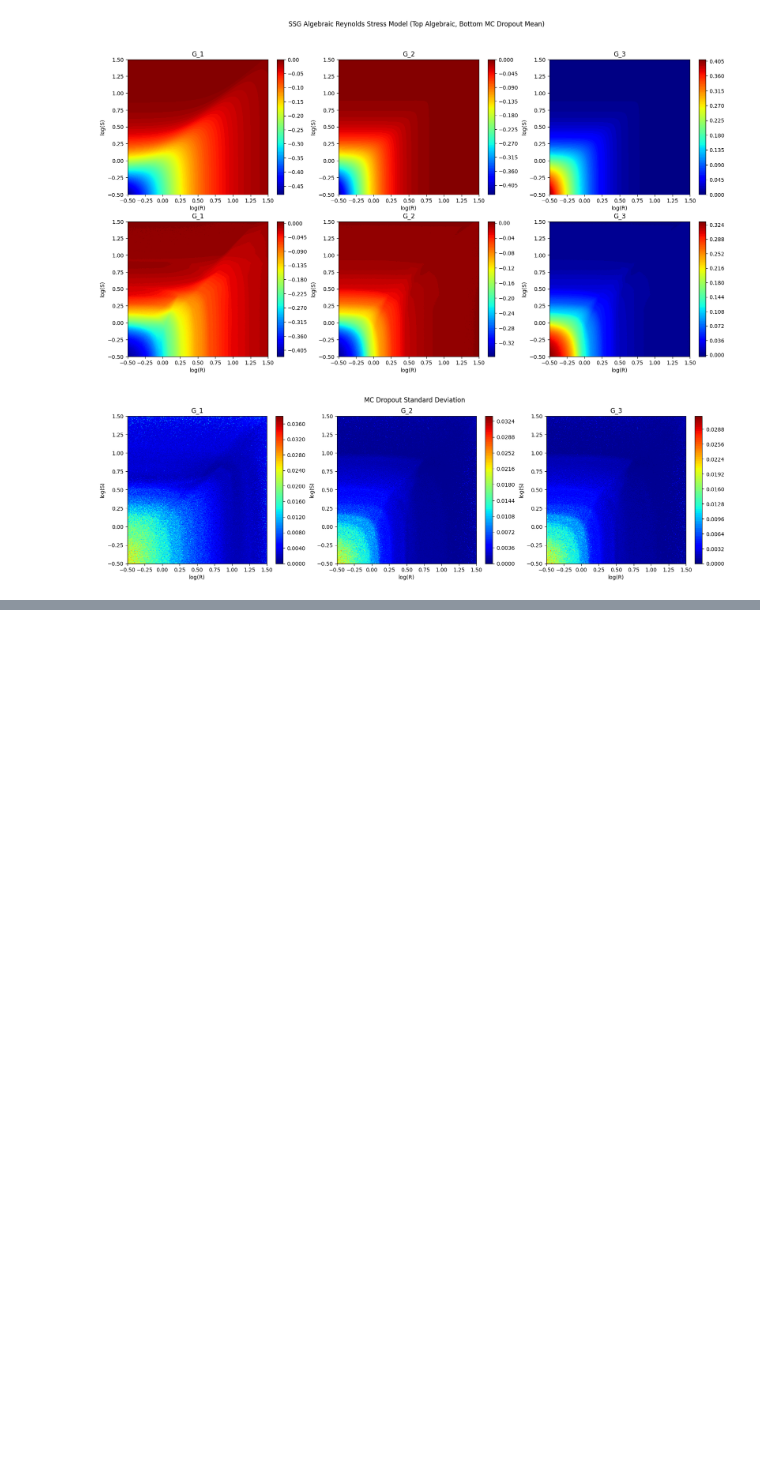
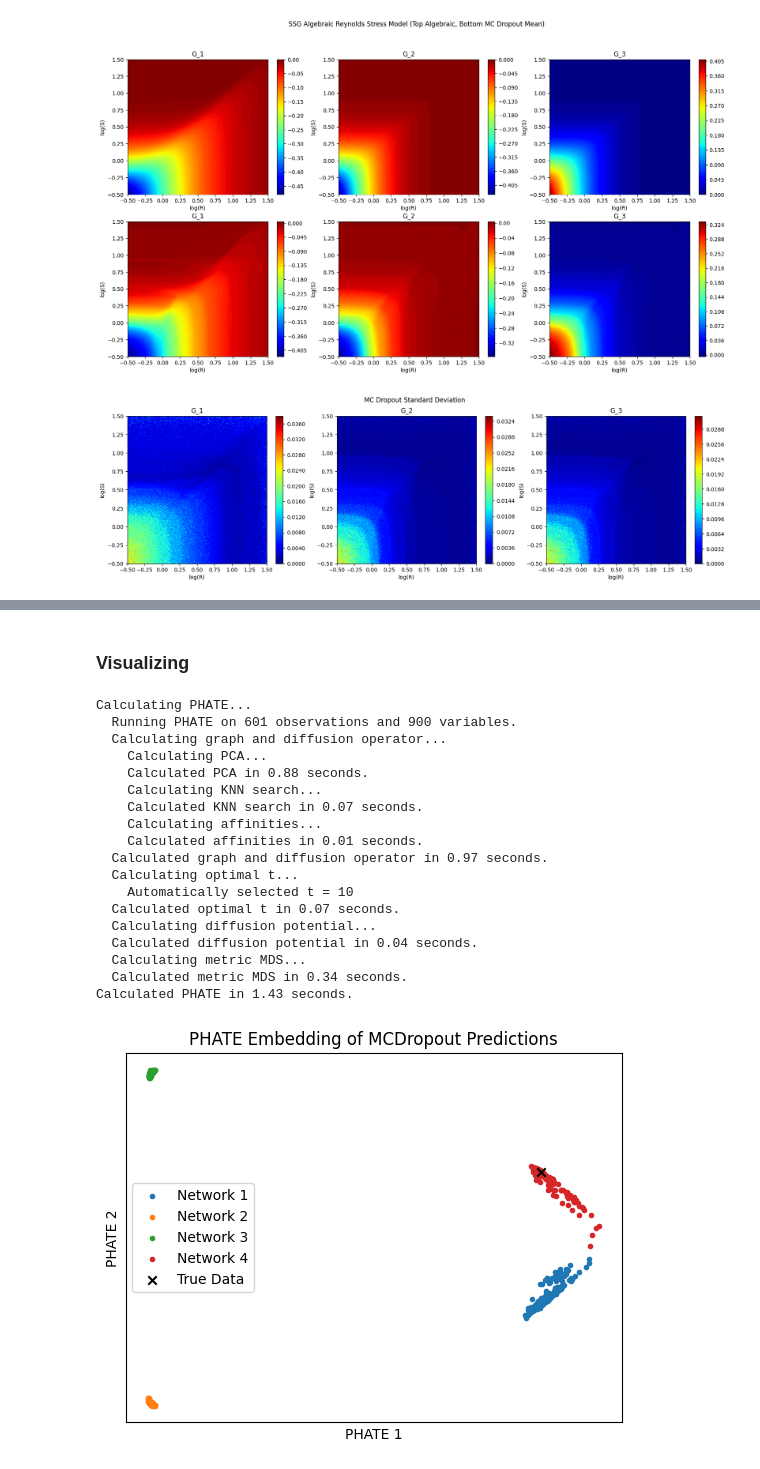
Before and after one commit to Crashprn/UncertaintyQuantification, a Jupyter notebook: MCDropout_Train.ipynb, the cells around one changed output, grey strips where cells are left out. Cells and saved outputs as stored; diff of their text form; code cells hidden in the pictures; blank space fills up the shorter version.

```diff
--- a/MCDropout_Train.ipynb
+++ b/MCDropout_Train.ipynb
@@ -272,0 +260,22 @@ plot_heat_map_3D(x_grid, y_grid, variance_pred.T.reshape(3, dim, dim), title="MC
+# %%
+names = ['TurbulenceNetwork_MCD1.pt', 'TurbulenceNetwork_MCD2.pt', 'TurbulenceNetwork_MCD3.pt', 'TurbulenceNetwork_MCD4.pt']
+
+T = 150
+
+preds = []
+labels = []
+
+for i, name in enumerate(names):
+    net = reinitialize_model(name, checkpoint_dir, TurbulenceNetwork, NeuralNetRegressor, net_params, train_params)
+    net.module.dropout_on(net_params['dropout'])
+    predictions = np.zeros((T, x_test.shape[0], 3))
+    for j in range(T):
+        predictions[j] = net.module(x_test.to(device)).cpu().detach().numpy()
+    preds.append(predictions.reshape(T, -1))
+    labels.append(i*np.ones(T))
+
+preds.append(y_test.cpu().detach().flatten().unsqueeze(0).numpy())
+labels.append([labels[-1][-1] + 1])
+
+test_outputs = np.concatenate(preds, axis=0)
+test_labels = np.concatenate(labels, axis=0)
@@ -272,0 +295,44 @@ plot_heat_map_3D(x_grid, y_grid, variance_pred.T.reshape(3, dim, dim), title="MC
+# %% [markdown]
+### Visualizing
+# %%
+from phate import PHATE
+
+phate_op = PHATE(n_components=2)
+
+phate_output = phate_op.fit_transform(test_outputs)
+
+for i, name in enumerate(names):
+    plt.scatter(phate_output[test_labels == i, 0], phate_output[test_labels == i, 1], label=f"Network {i+1}", marker='.')
+
+plt.scatter(phate_output[-1, 0], phate_output[-1, 1], label="True Data", marker='x', color='black')
+
+plt.title("PHATE Embedding of MCDropout Predictions")
+
+plt.xlabel("PHATE 1")
+plt.xticks([])
+
+plt.ylabel("PHATE 2")
+plt.yticks([])
+
+plt.legend()
+plt.show()
+# %% [output]
+Calculating PHATE...
+  Running PHATE on 601 observations and 900 variables.
+  Calculating graph and diffusion operator...
+    Calculating PCA...
+    Calculated PCA in 0.88 seconds.
+    Calculating KNN search...
+    Calculated KNN search in 0.07 seconds.
+    Calculating affinities...
+    Calculated affinities in 0.01 seconds.
+  Calculated graph and diffusion operator in 0.97 seconds.
+  Calculating optimal t...
+    Automatically selected t = 10
+  Calculated optimal t in 0.07 seconds.
+  Calculating diffusion potential...
+  Calculated diffusion potential in 0.04 seconds.
+  Calculating metric MDS...
+  Calculated metric MDS in 0.34 seconds.
+Calculated PHATE in 1.43 seconds.
+[figure, added]
```
Also changed, not shown: parts of 10 cells of this notebook, 3 other files.
